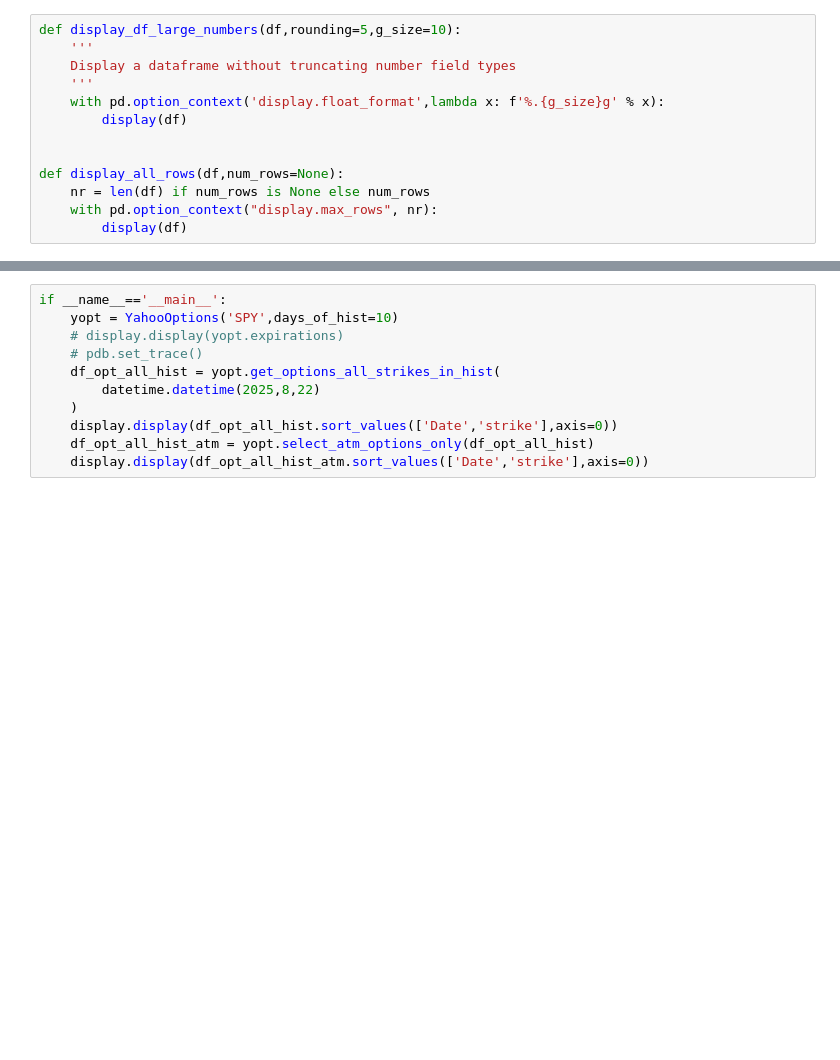
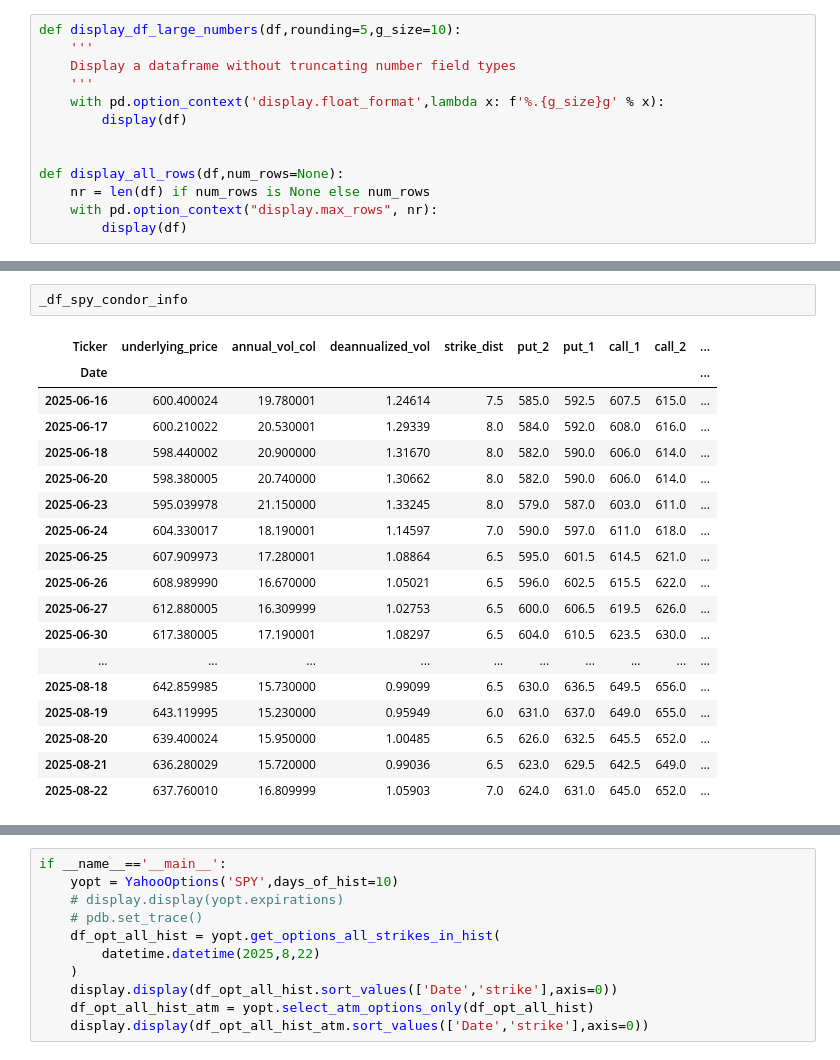
Before and after one commit to bgithub1/portfolio_risk, a Jupyter notebook: portfolio_risk/yahoo_options.ipynb, the cells around one changed output, grey strips where cells are left out. Cells and saved outputs as stored; diff of their text form; blank space fills up the shorter version.

```diff
--- a/portfolio_risk/yahoo_options.ipynb
+++ b/portfolio_risk/yahoo_options.ipynb
@@ -407,0 +394,21 @@ _df_spy_condor_info = get_df_spy_condor_strikes(_dt_beg,_dt_end)
+# %%
+_df_spy_condor_info
+# %% [output]
+| Ticker | underlying_price | annual_vol_col | deannualized_vol | strike_dist | put_2 | put_1 | call_1 | call_2 | ... |
+| Date |  |  |  |  |  |  |  |  | ... |
+| 2025-06-16 | 600.400024 | 19.780001 | 1.24614 | 7.5 | 585.0 | 592.5 | 607.5 | 615.0 | ... |
+| 2025-06-17 | 600.210022 | 20.530001 | 1.29339 | 8.0 | 584.0 | 592.0 | 608.0 | 616.0 | ... |
+| 2025-06-18 | 598.440002 | 20.900000 | 1.31670 | 8.0 | 582.0 | 590.0 | 606.0 | 614.0 | ... |
+| 2025-06-20 | 598.380005 | 20.740000 | 1.30662 | 8.0 | 582.0 | 590.0 | 606.0 | 614.0 | ... |
+| 2025-06-23 | 595.039978 | 21.150000 | 1.33245 | 8.0 | 579.0 | 587.0 | 603.0 | 611.0 | ... |
+| 2025-06-24 | 604.330017 | 18.190001 | 1.14597 | 7.0 | 590.0 | 597.0 | 611.0 | 618.0 | ... |
+| 2025-06-25 | 607.909973 | 17.280001 | 1.08864 | 6.5 | 595.0 | 601.5 | 614.5 | 621.0 | ... |
+| 2025-06-26 | 608.989990 | 16.670000 | 1.05021 | 6.5 | 596.0 | 602.5 | 615.5 | 622.0 | ... |
+| 2025-06-27 | 612.880005 | 16.309999 | 1.02753 | 6.5 | 600.0 | 606.5 | 619.5 | 626.0 | ... |
+| 2025-06-30 | 617.380005 | 17.190001 | 1.08297 | 6.5 | 604.0 | 610.5 | 623.5 | 630.0 | ... |
+| ... | ... | ... | ... | ... | ... | ... | ... | ... | ... |
+| 2025-08-18 | 642.859985 | 15.730000 | 0.99099 | 6.5 | 630.0 | 636.5 | 649.5 | 656.0 | ... |
+| 2025-08-19 | 643.119995 | 15.230000 | 0.95949 | 6.0 | 631.0 | 637.0 | 649.0 | 655.0 | ... |
+| 2025-08-20 | 639.400024 | 15.950000 | 1.00485 | 6.5 | 626.0 | 632.5 | 645.5 | 652.0 | ... |
+| 2025-08-21 | 636.280029 | 15.720000 | 0.99036 | 6.5 | 623.0 | 629.5 | 642.5 | 649.0 | ... |
+| 2025-08-22 | 637.760010 | 16.809999 | 1.05903 | 7.0 | 624.0 | 631.0 | 645.0 | 652.0 | ... |
```
Also changed, not shown: parts of 21 cells of this notebook, 3 other files.
